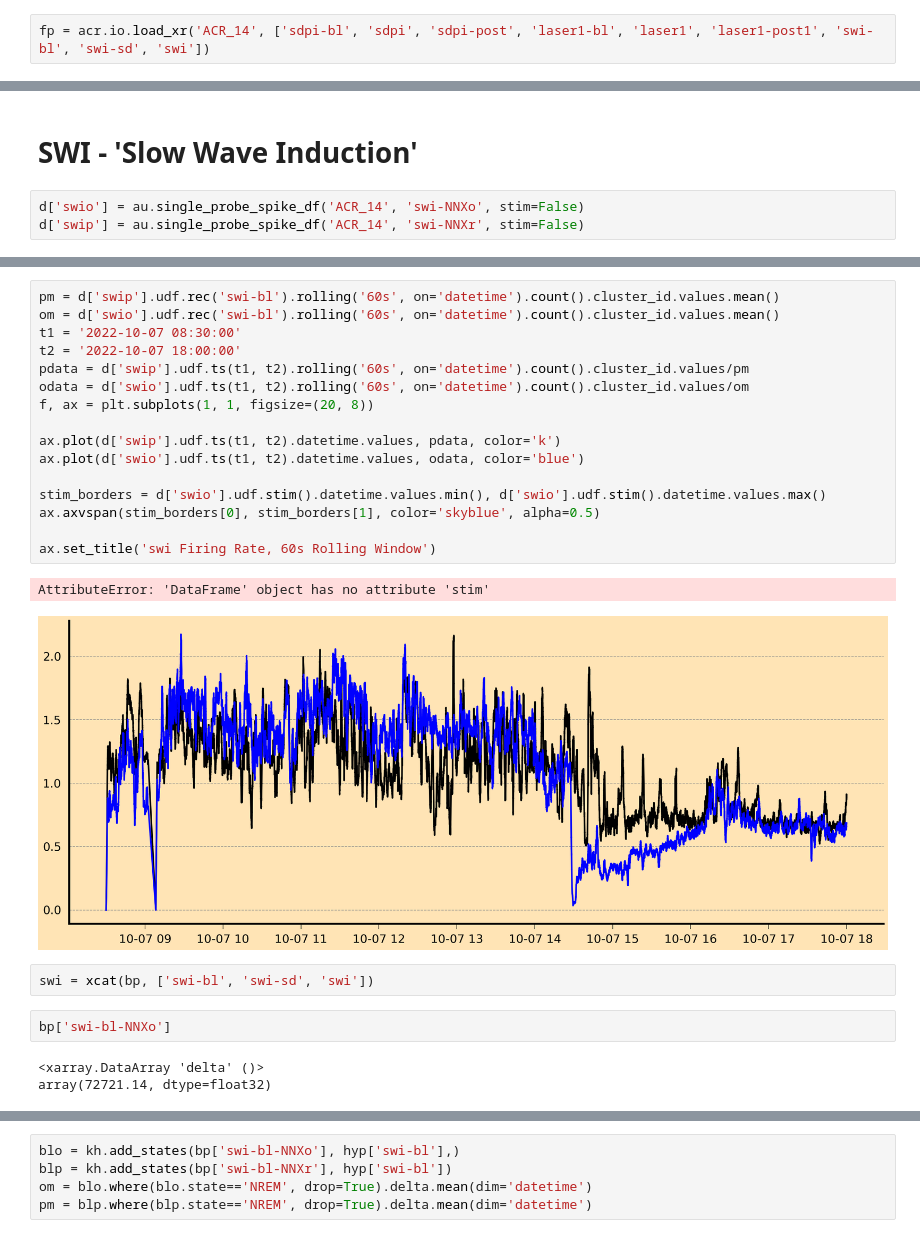
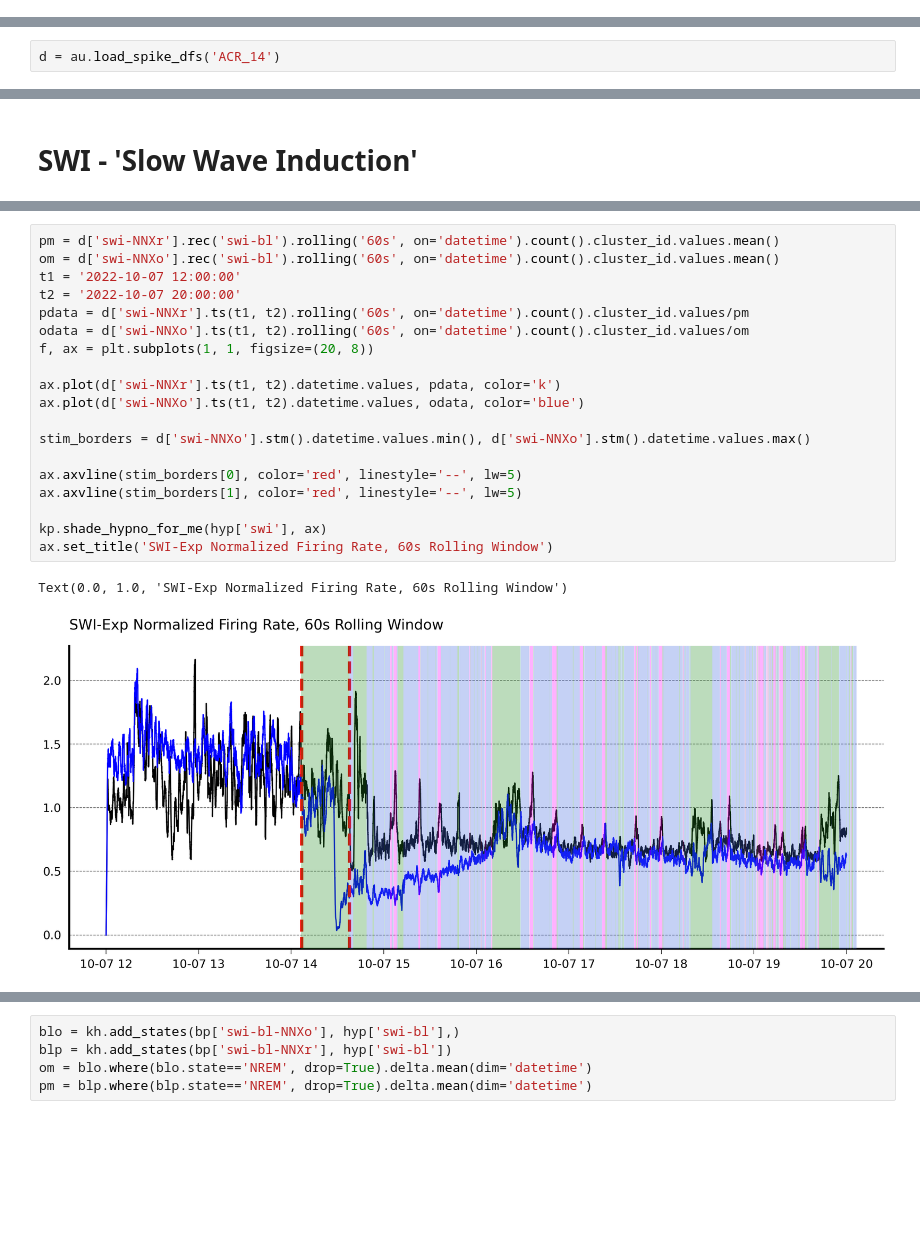
Before and after one commit to kortdriessen/acr, a Jupyter notebook: notebooks/a14_spikes.ipynb, the cells around one changed output, grey strips where cells are left out. Cells and saved outputs as stored; diff of their text form; blank space fills up the shorter version.

```diff
--- a/notebooks/a14_spikes.ipynb
+++ b/notebooks/a14_spikes.ipynb
@@ -32,2 +27,0 @@ def xcat(ds, recordings, stores=['NNXo', 'NNXr']):
-# %%
-fp = acr.io.load_xr('ACR_14', ['sdpi-bl', 'sdpi', 'sdpi-post', 'laser1-bl', 'laser1', 'laser1-post1', 'swi-bl', 'swi-sd', 'swi'])
@@ -60,0 +36,2 @@ adding hypno
+# %%
+d = au.load_spike_dfs('ACR_14')
@@ -85,5 +95,2 @@ ax.set_ylim(0, 1000000)
 # %% [markdown]
 # SWI - 'Slow Wave Induction'
-# %%
-d['swio'] = au.single_probe_spike_df('ACR_14', 'swi-NNXo', stim=False)
-d['swip'] = au.single_probe_spike_df('ACR_14', 'swi-NNXr', stim=False)
@@ -97,26 +122,22 @@ adding hypno
 # %%
-pm = d['swip'].udf.rec('swi-bl').rolling('60s', on='datetime').count().cluster_id.values.mean()
-om = d['swio'].udf.rec('swi-bl').rolling('60s', on='datetime').count().cluster_id.values.mean()
-t1 = '2022-10-07 08:30:00'
-t2 = '2022-10-07 18:00:00'
-pdata = d['swip'].udf.ts(t1, t2).rolling('60s', on='datetime').count().cluster_id.values/pm
-odata = d['swio'].udf.ts(t1, t2).rolling('60s', on='datetime').count().cluster_id.values/om
+pm = d['swi-NNXr'].rec('swi-bl').rolling('60s', on='datetime').count().cluster_id.values.mean()
+om = d['swi-NNXo'].rec('swi-bl').rolling('60s', on='datetime').count().cluster_id.values.mean()
+t1 = '2022-10-07 12:00:00'
+t2 = '2022-10-07 20:00:00'
+pdata = d['swi-NNXr'].ts(t1, t2).rolling('60s', on='datetime').count().cluster_id.values/pm
+odata = d['swi-NNXo'].ts(t1, t2).rolling('60s', on='datetime').count().cluster_id.values/om
 f, ax = plt.subplots(1, 1, figsize=(20, 8))
 
-ax.plot(d['swip'].udf.ts(t1, t2).datetime.values, pdata, color='k')
-ax.plot(d['swio'].udf.ts(t1, t2).datetime.values, odata, color='blue')
+ax.plot(d['swi-NNXr'].ts(t1, t2).datetime.values, pdata, color='k')
+ax.plot(d['swi-NNXo'].ts(t1, t2).datetime.values, odata, color='blue')
 
-stim_borders = d['swio'].udf.stim().datetime.values.min(), d['swio'].udf.stim().datetime.values.max()
-ax.axvspan(stim_borders[0], stim_borders[1], color='skyblue', alpha=0.5)
+stim_borders = d['swi-NNXo'].stm().datetime.values.min(), d['swi-NNXo'].stm().datetime.values.max()
 
-ax.set_title('swi Firing Rate, 60s Rolling Window')
+ax.axvline(stim_borders[0], color='red', linestyle='--', lw=5)
+ax.axvline(stim_borders[1], color='red', linestyle='--', lw=5)
+
+kp.shade_hypno_for_me(hyp['swi'], ax)
+ax.set_title('SWI-Exp Normalized Firing Rate, 60s Rolling Window')
 # %% [output]
-AttributeError: 'DataFrame' object has no attribute 'stim'
+Text(0.0, 1.0, 'SWI-Exp Normalized Firing Rate, 60s Rolling Window')
-[figure, old version]
+[figure, new version]
-# %%
-swi = xcat(bp, ['swi-bl', 'swi-sd', 'swi'])
-# %%
-bp['swi-bl-NNXo']
-# %% [output]
-<xarray.DataArray 'delta' ()>
-array(72721.14, dtype=float32)
```
Also changed, not shown: parts of 37 cells of this notebook, 6 other files.
